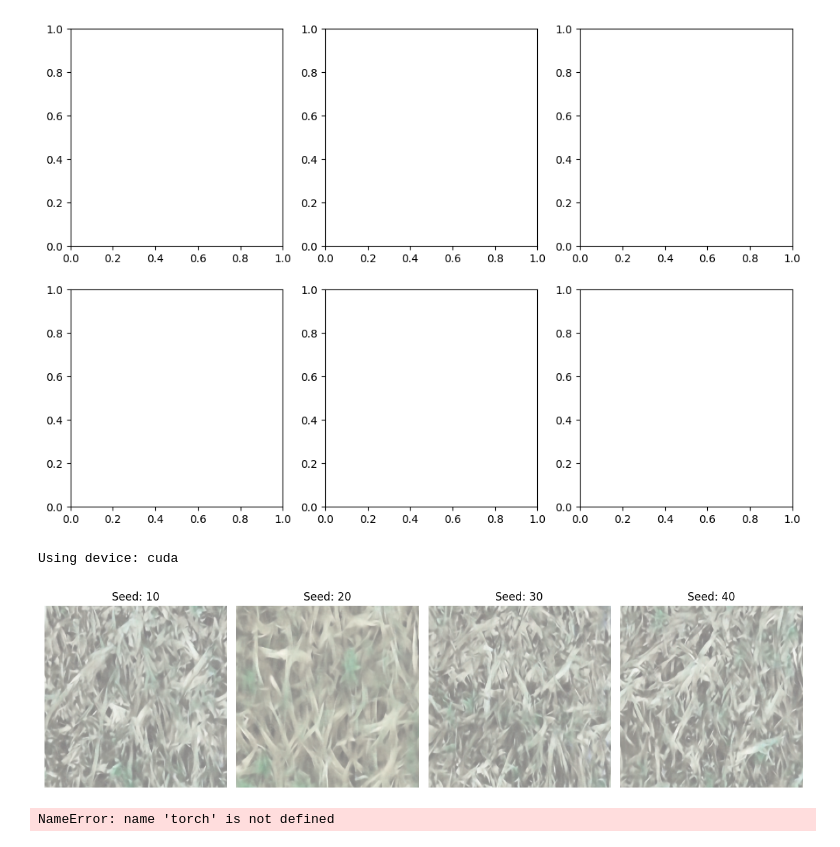
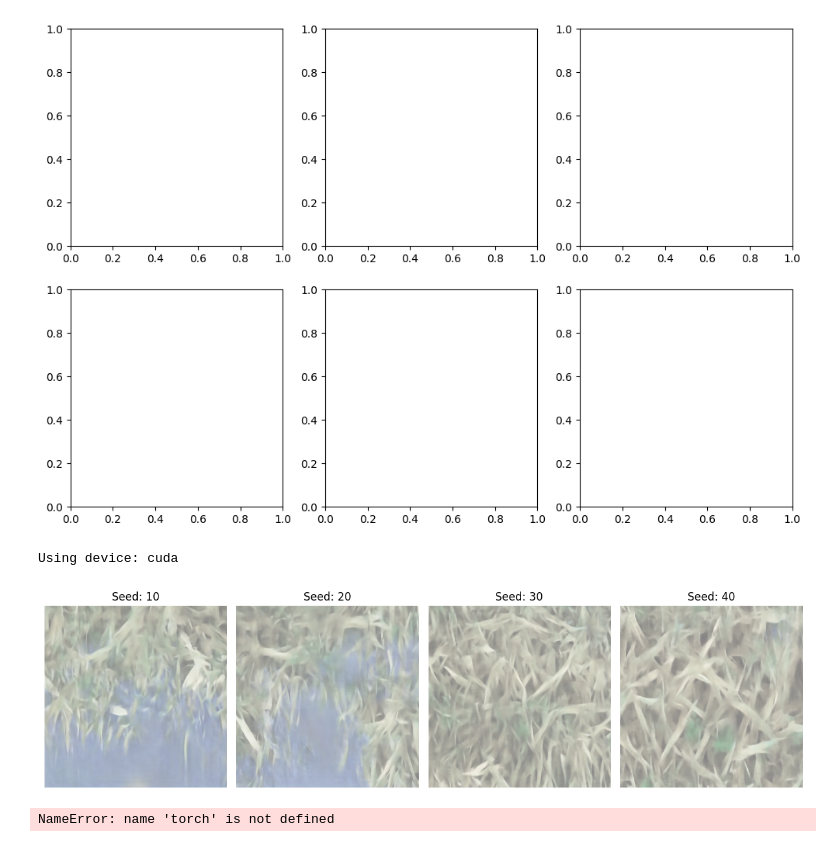
Before and after one commit to ManfredGonzalez/latent_diffusion_training, a Jupyter notebook: demo.ipynb, the cells around one changed output. Saved outputs shown, nothing was run; the diff lists cells and outputs as text; code cells hidden in the pictures.

```diff
--- a/demo.ipynb
+++ b/demo.ipynb
@@ -118,7 +118,7 @@ elif (torch.has_mps or torch.backends.mps.is_available()) and ALLOW_MPS:
     DEVICE = "mps"
 print(f"Using device: {DEVICE}")
 
-diffusion,vae = load_models("checkpoints/diffusion/betaKL@1.0_conv/diffusion_best_epoch57_loss0.0676.pt",
+diffusion,vae = load_models("checkpoints/diffusion/betaKL@1.0_conv/diffusion_final_epoch400_loss0.0731.pt",
                              "checkpoints/vae/betaKL@1.0/weights_ck_398.pt",
                              DEVICE
                              )
@@ -126,34 +126,34 @@ with torch.no_grad():
     vae.eval()
     diffusion.eval()
 
 
     models = {'diffusion':diffusion, 'vae':vae}
     ## SAMPLER
 
     sampler = "ddpm"
     num_inference_steps = 1000
 
     seeds = [10, 20, 30, 40]
     fig, axes = plt.subplots(1, 4, figsize=(12, 8))
 
     for ax, seed in zip(axes.flatten(), seeds):
         img = pipeline.generate(
             sampler_name=sampler,
             n_inference_steps=num_inference_steps,
             seed=seed,
             models=models,
             device=DEVICE,
             idle_device="cpu"
         )
         ax.imshow(img)
         ax.set_title(f"Seed: {seed}")
         ax.axis('off')
 
     plt.tight_layout()
     plt.show()
 # %% [output]
 Using device: cuda
-[figure, old version]
+[figure, new version]
 # %%
 from model_loader_conv import load_models
 DEVICE = "cpu"
```
Also changed, not shown: 1 other file.
